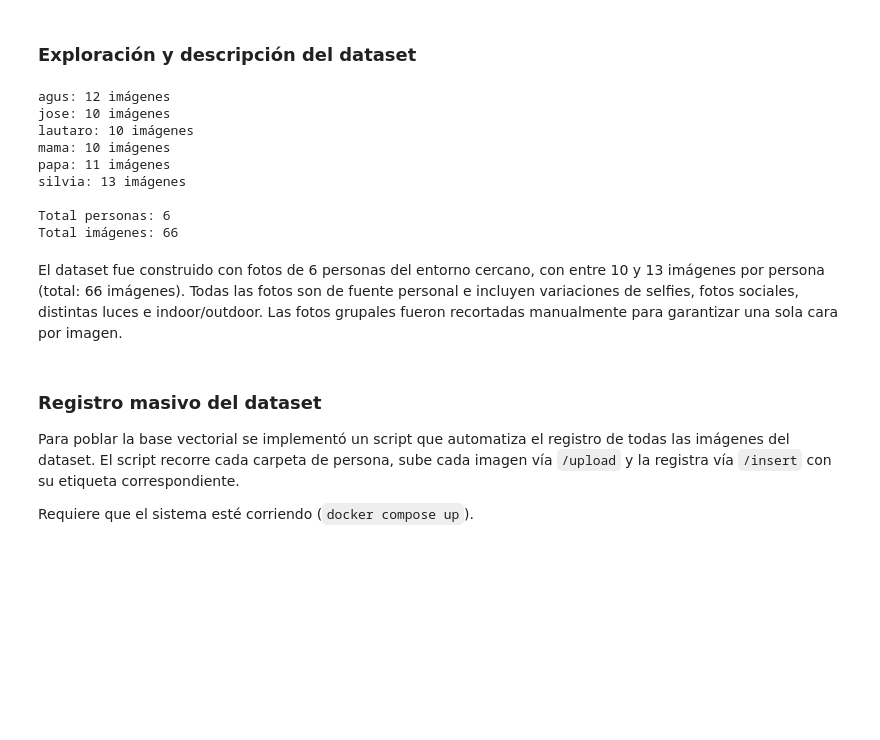
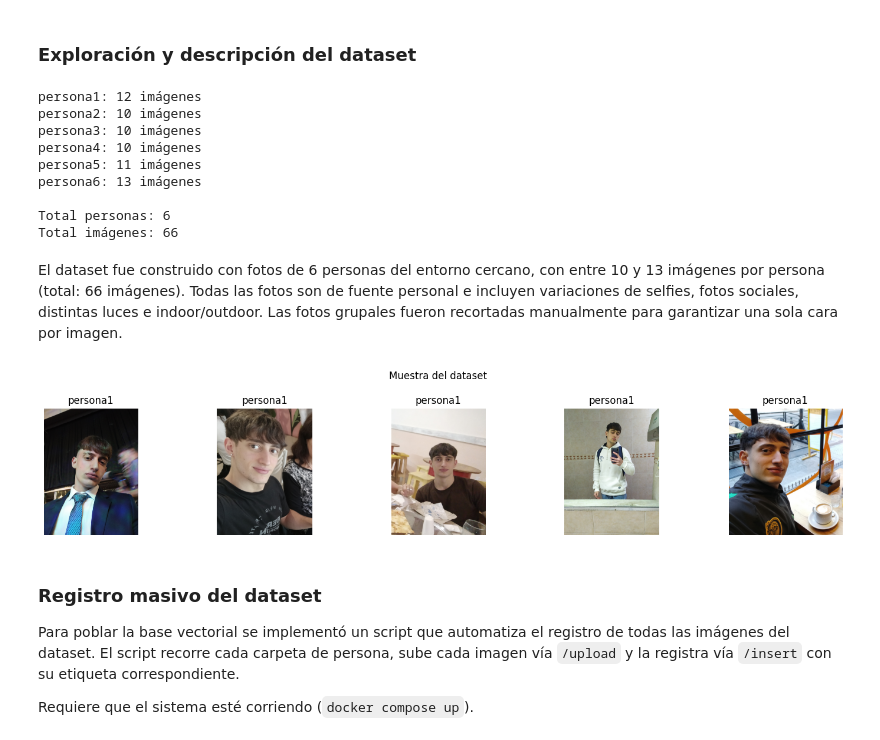
Before and after one commit to EzequielMatiasArevalo/tuia-face-recognition-app, a Jupyter notebook: train.ipynb, the cells around one changed output. Saved outputs shown, nothing was run; the diff lists cells and outputs as text; code cells hidden in the pictures; blank space fills up the shorter version.

```diff
--- a/train.ipynb
+++ b/train.ipynb
@@ -56,6 +62,8 @@ Se utiliza la **Similitud Coseno** para comparar el vector de consulta contra el
 ### Exploración y descripción del dataset
 # %%
 from pathlib import Path
+
+REPO_ROOT = Path(__file__).parent if '__file__' in dir() else Path.cwd()
 
 dataset_path = Path("data")
 personas = [p for p in dataset_path.iterdir() if p.is_dir()]
@@ -69,12 +77,12 @@ for persona in personas:
 print(f"\nTotal personas: {len(personas)}")
 print(f"Total imágenes: {total}")
 # %% [output]
-agus: 12 imágenes
-jose: 10 imágenes
-lautaro: 10 imágenes
-mama: 10 imágenes
-papa: 11 imágenes
-silvia: 13 imágenes
+persona1: 12 imágenes
+persona2: 10 imágenes
+persona3: 10 imágenes
+persona4: 10 imágenes
+persona5: 11 imágenes
+persona6: 13 imágenes
 
 Total personas: 6
 Total imágenes: 66
@@ -84,6 +92,21 @@ con entre 10 y 13 imágenes por persona (total: 66 imágenes). Todas las
 fotos son de fuente personal e incluyen variaciones de selfies, fotos
 sociales, distintas luces e indoor/outdoor. Las fotos grupales fueron
 recortadas manualmente para garantizar una sola cara por imagen.
+# %%
+import matplotlib.pyplot as plt
+import cv2
+
+fig, axes = plt.subplots(1, 5, figsize=(15, 3))
+for i, foto in enumerate(list(dataset_path.glob("**/*.jpg"))[2:7]):
+    img = cv2.cvtColor(cv2.imread(str(foto)), cv2.COLOR_BGR2RGB)
+    axes[i].imshow(img)
+    axes[i].set_title(foto.parent.name)
+    axes[i].axis('off')
+plt.suptitle("Muestra del dataset")
+plt.tight_layout()
+plt.show()
+# %% [output]
+[figure, added]
 # %% [markdown]
 ### Registro masivo del dataset
 
```
Also changed, not shown: parts of 14 cells of this notebook, 1 other file.
